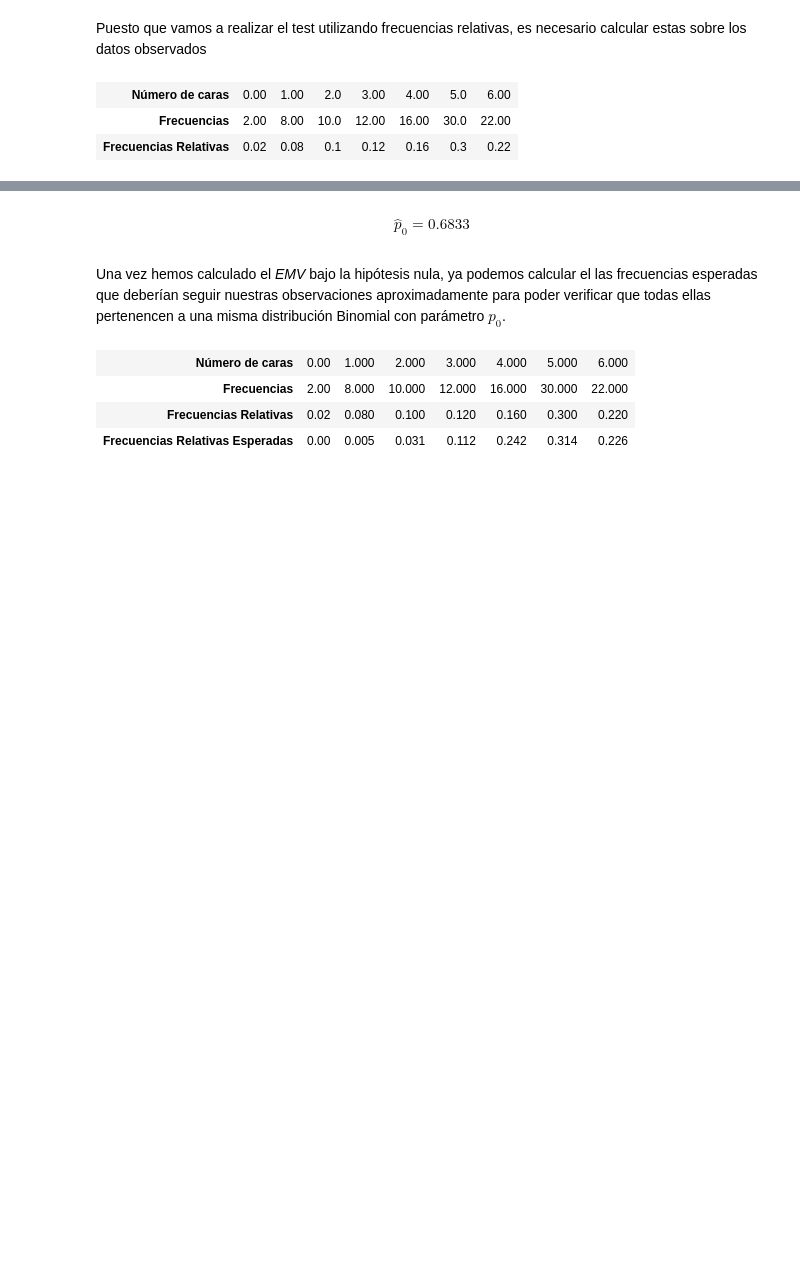
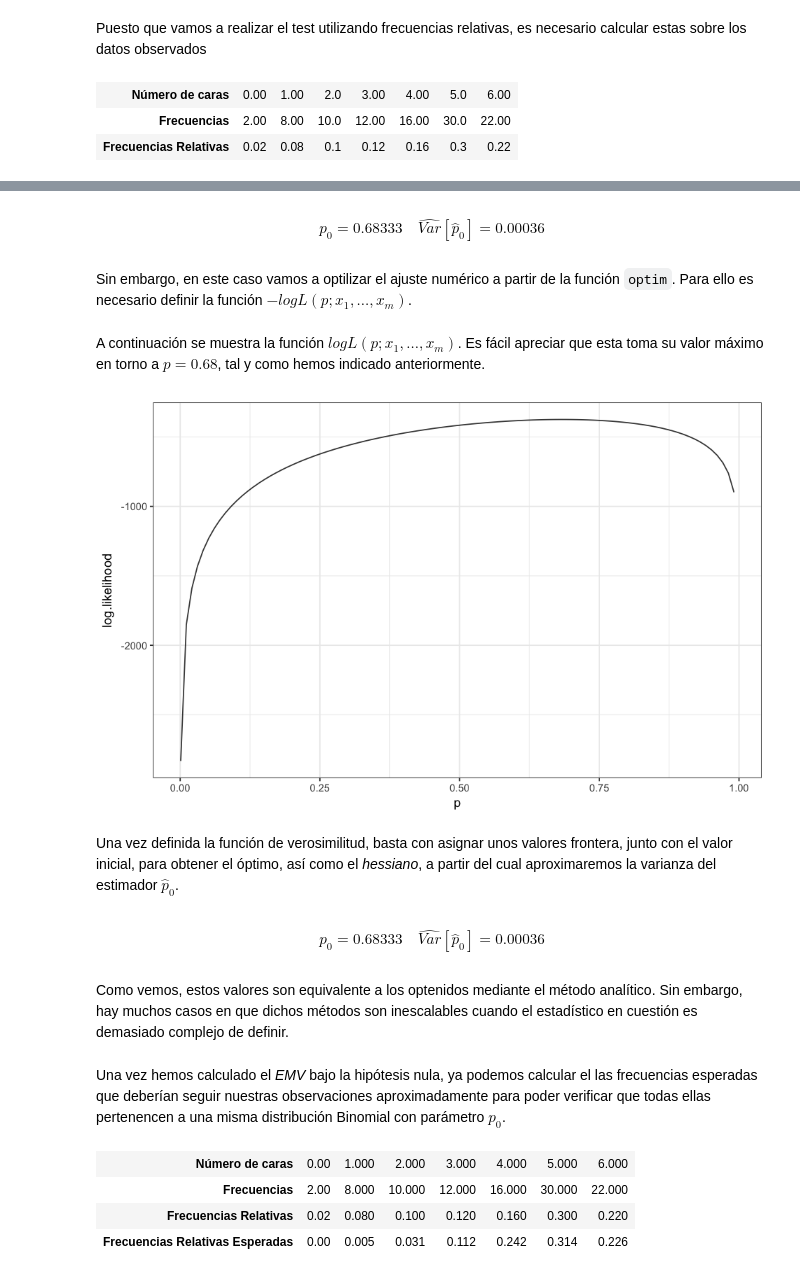
Before and after one commit to garciparedes/likelihood-exercises, a Jupyter notebook: task-1/notebook.ipynb, the cells around one changed output, grey strips where cells are left out. Saved outputs shown, nothing was run; the diff lists cells and outputs as text; code cells hidden in the pictures; blank space fills up the shorter version.

```diff
--- a/task-1/notebook.ipynb
+++ b/task-1/notebook.ipynb
@@ -82,7 +84,33 @@ p.zero.hat <- coins %>%
     mutate(total = freq * hits) %>%
     summarise(sum(total) / m) %>%
     pull()
+p.zero.hat.var <- p.zero.hat * (1 - p.zero.hat) / m
 # %%
-display_latex(paste0('$$\\hat{p}_0 = ', round(p.zero.hat, digits = 4), '$$'))
+display_latex(paste0('$$\\widehat{p}_0 = ', round(p.zero.hat, digits = 5), '\\quad',
+                     '\\widehat{Var}[\\widehat{p}_0] = ', round(p.zero.hat.var, digits = 5), '$$'))
 # %% [output]
-$$\hat{p}_0 = 0.6833$$
+$$\widehat{p}_0 = 0.68333\quad\widehat{Var}[\widehat{p}_0] = 0.00036$$
+# %% [markdown]
+Sin embargo, en este caso vamos a optilizar el ajuste numérico a partir de la función `optim`. Para ello es necesario definir la función $-logL(p; x_1, ..., x_m)$.
+# %%
+loglhood <- function(p, y, m) {
+    l <- y * log(p) + (m - y) * log(1 - p)
+    return(l)
+}
+negative.loglhood <- function(p, y, m) {
+    - loglhood(p, y, m)
+}
+# %% [markdown]
+A continuación se muestra la función $logL(p; x_1, ..., x_m)$. Es fácil apreciar que esta toma su valor máximo en torno a $p = 0.68$, tal y como hemos indicado anteriormente.
+# %%
+data.frame(p = seq(10e-4, 1 - 10e-4, by=0.01)) %>%
+    mutate(log.likelihood = loglhood(p, 410, 600)) %>%
+    ggplot(aes(x = p, y = log.likelihood)) +
+    geom_line(alpha = .8) +
+    scale_fill_manual(values=c("grey20", "grey60")) +
+    theme_bw() +
+    theme(legend.position="top", legend.title=element_blank())
+# %% [output]
+[figure, added]
+# %% [markdown]
+Una vez definida la función de verosimilitud, basta con asignar unos valores frontera, junto con el valor inicial, para obtener el óptimo, así como el *hessiano*, a partir del cual aproximaremos la varianza del estimador $\hat{p}_0$.
@@ -89,3 +124,10 @@ $$\hat{p}_0 = 0.6833$$
+# %%
+display_latex(paste0('$$\\widehat{p}_0 = ', round(p.zero.hat, digits = 5), '\\quad',
+                     '\\widehat{Var}[\\widehat{p}_0] = ', round(p.zero.hat.var, digits = 5), '$$'))
+# %% [output]
+$$\widehat{p}_0 = 0.68333\quad\widehat{Var}[\widehat{p}_0] = 0.00036$$
+# %% [markdown]
+Como vemos, estos valores son equivalente a los optenidos mediante el método analítico. Sin embargo, hay muchos casos en que dichos métodos son inescalables cuando el estadístico en cuestión es demasiado complejo de definir.
 # %% [markdown]
 Una vez hemos calculado el *EMV* bajo la hipótesis nula, ya podemos calcular el las frecuencias esperadas que deberían seguir nuestras observaciones aproximadamente para poder verificar que todas ellas pertenencen a una misma distribución Binomial con parámetro $p_0$.
 # %%
```
Also changed, not shown: parts of 27 cells of this notebook, 2 other files.
